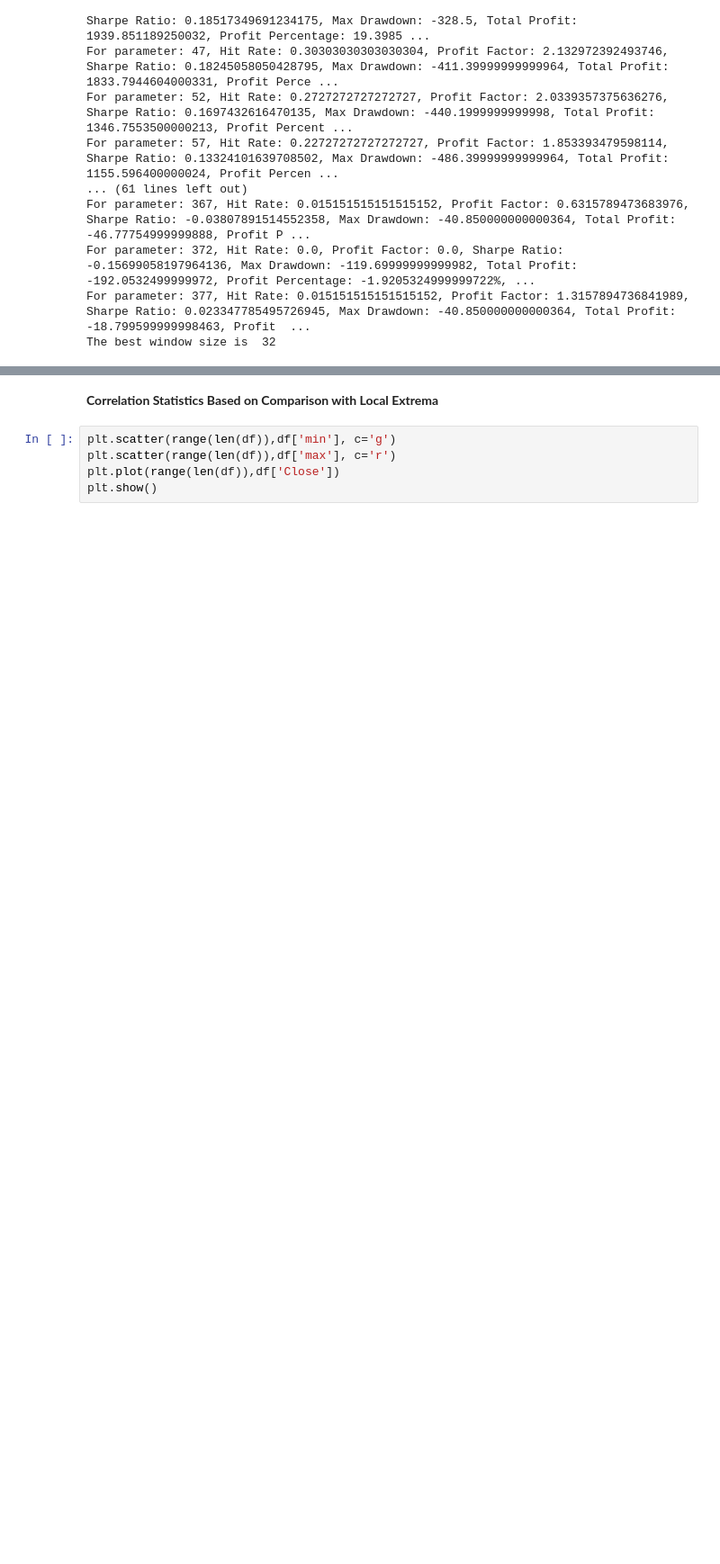
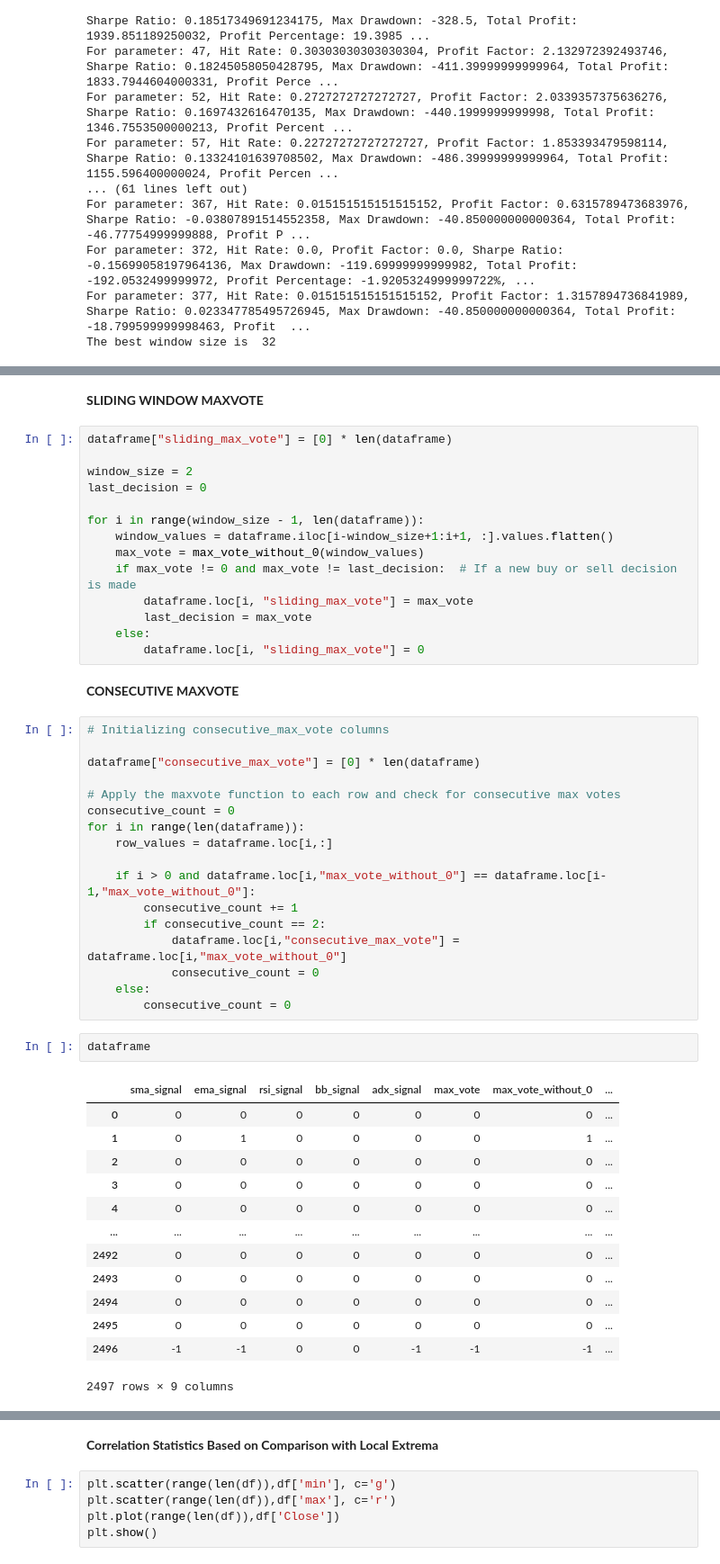
Before and after one commit to abhinav70291/TechnicalAnalysis-for-intra-day-trading, a Jupyter notebook: Technical_Analysis_correlation_.ipynb, the cells around one changed output, grey strips where cells are left out. Shown at 90% size. Drawn from its saved outputs; the diff is of its cells as text; blank space fills up the shorter version.

```diff
--- a/Technical_Analysis_correlation_.ipynb
+++ b/Technical_Analysis_correlation_.ipynb
@@ -1206,0 +1254,51 @@ The best window size is  32
+# %% [markdown]
+**SLIDING WINDOW MAXVOTE**
+# %%
+dataframe["sliding_max_vote"] = [0] * len(dataframe)
+
+window_size = 2
+last_decision = 0
+
+for i in range(window_size - 1, len(dataframe)):
+    window_values = dataframe.iloc[i-window_size+1:i+1, :].values.flatten()
+    max_vote = max_vote_without_0(window_values)
+    if max_vote != 0 and max_vote != last_decision:  # If a new buy or sell decision is made
+        dataframe.loc[i, "sliding_max_vote"] = max_vote
+        last_decision = max_vote
+    else:
+        dataframe.loc[i, "sliding_max_vote"] = 0
+# %% [markdown]
+**CONSECUTIVE MAXVOTE**
+# %%
+# Initializing consecutive_max_vote columns
+
+dataframe["consecutive_max_vote"] = [0] * len(dataframe)
+
+# Apply the maxvote function to each row and check for consecutive max votes
+consecutive_count = 0
+for i in range(len(dataframe)):
+    row_values = dataframe.loc[i,:]
+
+    if i > 0 and dataframe.loc[i,"max_vote_without_0"] == dataframe.loc[i-1,"max_vote_without_0"]:
+        consecutive_count += 1
+        if consecutive_count == 2:
+            dataframe.loc[i,"consecutive_max_vote"] = dataframe.loc[i,"max_vote_without_0"]
+            consecutive_count = 0
+    else:
+        consecutive_count = 0
+# %%
+dataframe
+# %% [output]
+|  | sma_signal | ema_signal | rsi_signal | bb_signal | adx_signal | max_vote | max_vote_without_0 | ... |
+| 0 | 0 | 0 | 0 | 0 | 0 | 0 | 0 | ... |
+| 1 | 0 | 1 | 0 | 0 | 0 | 0 | 1 | ... |
+| 2 | 0 | 0 | 0 | 0 | 0 | 0 | 0 | ... |
+| 3 | 0 | 0 | 0 | 0 | 0 | 0 | 0 | ... |
+| 4 | 0 | 0 | 0 | 0 | 0 | 0 | 0 | ... |
+| ... | ... | ... | ... | ... | ... | ... | ... | ... |
+| 2492 | 0 | 0 | 0 | 0 | 0 | 0 | 0 | ... |
+| 2493 | 0 | 0 | 0 | 0 | 0 | 0 | 0 | ... |
+| 2494 | 0 | 0 | 0 | 0 | 0 | 0 | 0 | ... |
+| 2495 | 0 | 0 | 0 | 0 | 0 | 0 | 0 | ... |
+| 2496 | -1 | -1 | 0 | 0 | -1 | -1 | -1 | ... |
+2497 rows × 9 columns
```
Also changed, not shown: parts of 9 cells of this notebook.
